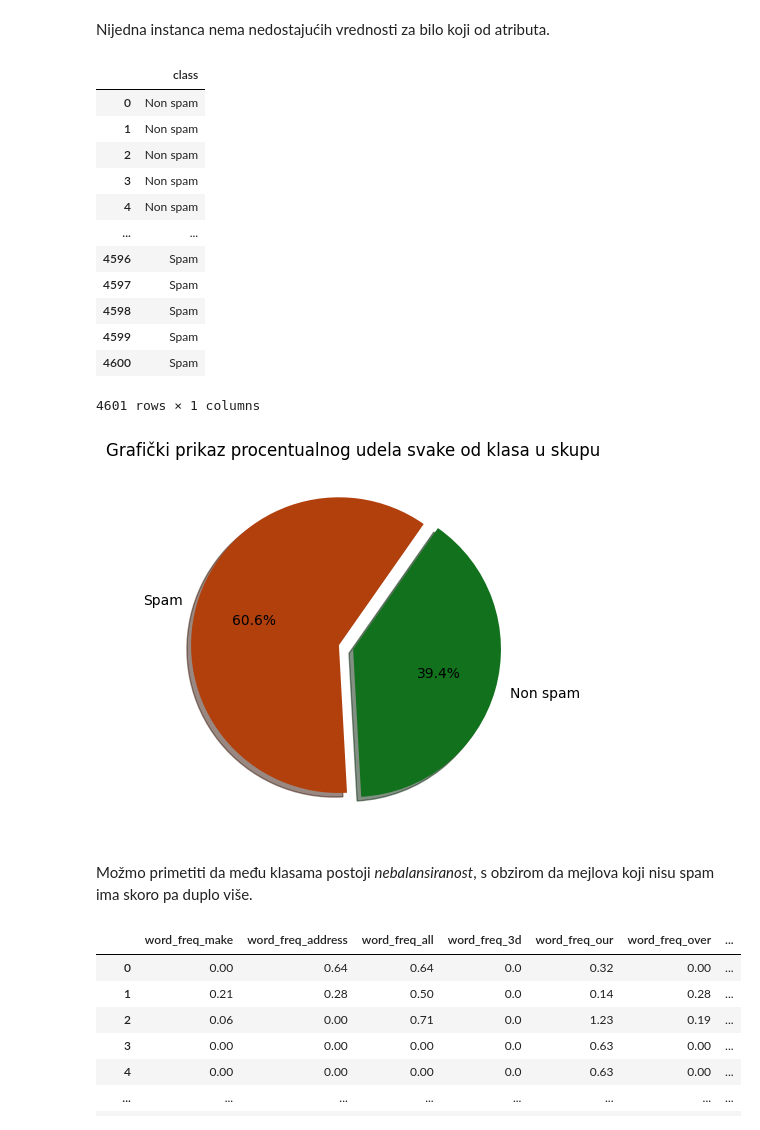
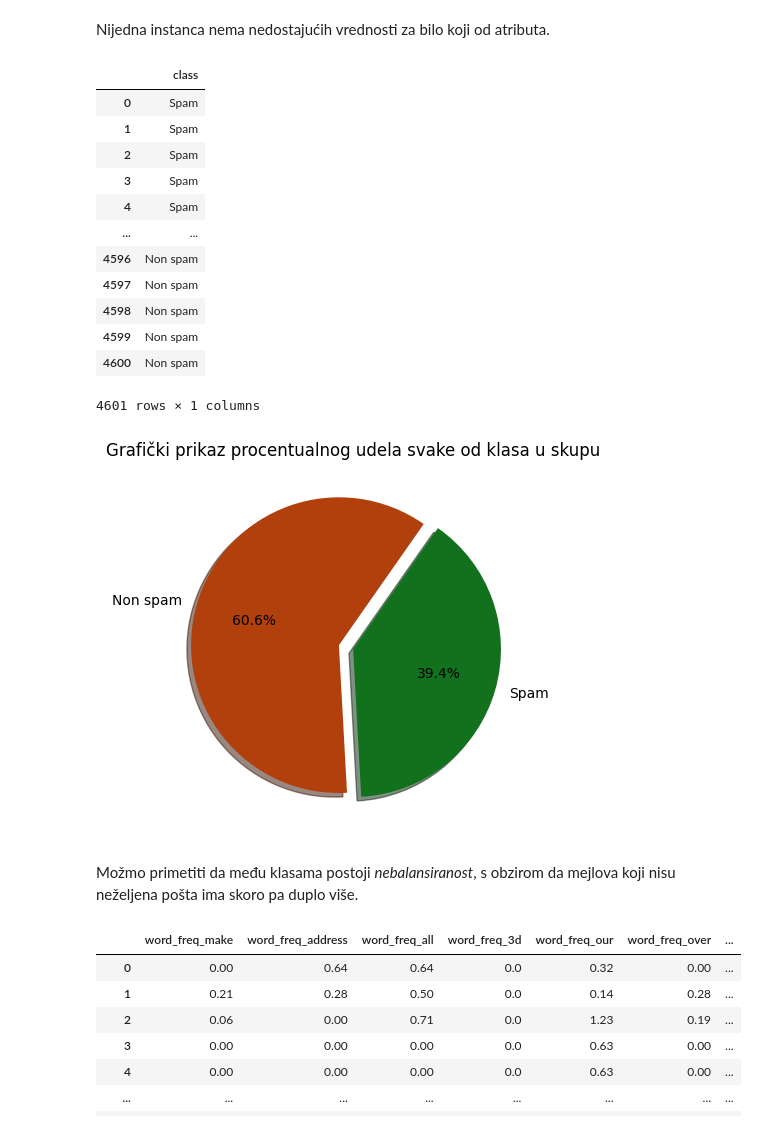
Before and after one commit to MATF-istrazivanje-podataka-1/2023_Data_Mining_Spam_emails_Dataset, a Jupyter notebook: data_analysis/data_analysis.ipynb, the cells around one changed output. Drawn from its saved outputs; the diff is of its cells as text; code cells hidden in the pictures.

```diff
--- a/data_analysis/data_analysis.ipynb
+++ b/data_analysis/data_analysis.ipynb
@@ -87,20 +87,20 @@ dtype: int64
 Nijedna instanca nema nedostajućih vrednosti za bilo koji od atributa.
 # %%
 y = data[['class']]
-display(y.replace(to_replace=[0, 1], value= ['Spam', 'Non spam']))
+display(y.replace(to_replace=[0, 1], value= ['Non spam', 'Spam']))
 # %% [output]
 |  | class |
-| 0 | Non spam |
-| 1 | Non spam |
-| 2 | Non spam |
-| 3 | Non spam |
-| 4 | Non spam |
+| 0 | Spam |
+| 1 | Spam |
+| 2 | Spam |
+| 3 | Spam |
+| 4 | Spam |
 | ... | ... |
-| 4596 | Spam |
-| 4597 | Spam |
-| 4598 | Spam |
-| 4599 | Spam |
-| 4600 | Spam |
+| 4596 | Non spam |
+| 4597 | Non spam |
+| 4598 | Non spam |
+| 4599 | Non spam |
+| 4600 | Non spam |
 4601 rows × 1 columns
 # %%
 # Podešavanje za centriranje grafičkih prikaza
@@ -115,14 +115,14 @@ Center(""" <style>
 # %%
 colors = sns.color_palette("dark")[1:3]
 
-plt.pie(y.value_counts(), labels= ['Spam', 'Non spam'], colors= colors, startangle= 55, explode= (0.1, 0.0),
+plt.pie(y.value_counts(), labels= ['Non spam', 'Spam'], colors= colors, startangle= 55, explode= (0.1, 0.0),
         shadow= True, autopct= '%.1f%%')
 plt.title('Grafički prikaz procentualnog udela svake od klasa u skupu')
 plt.show()
 # %% [output]
-[figure, old version]
+[figure, new version]
 # %% [markdown]
-Možmo primetiti da među klasama postoji <i>nebalansiranost</i>, s obzirom da mejlova koji nisu spam ima skoro pa duplo više.
+Možmo primetiti da među klasama postoji <i>nebalansiranost</i>, s obzirom da mejlova koji nisu neželjena pošta ima skoro pa duplo više.
 # %%
 X = data.drop('class', axis= 1)
 X
```
Also changed, not shown: parts of 2 cells of this notebook.
